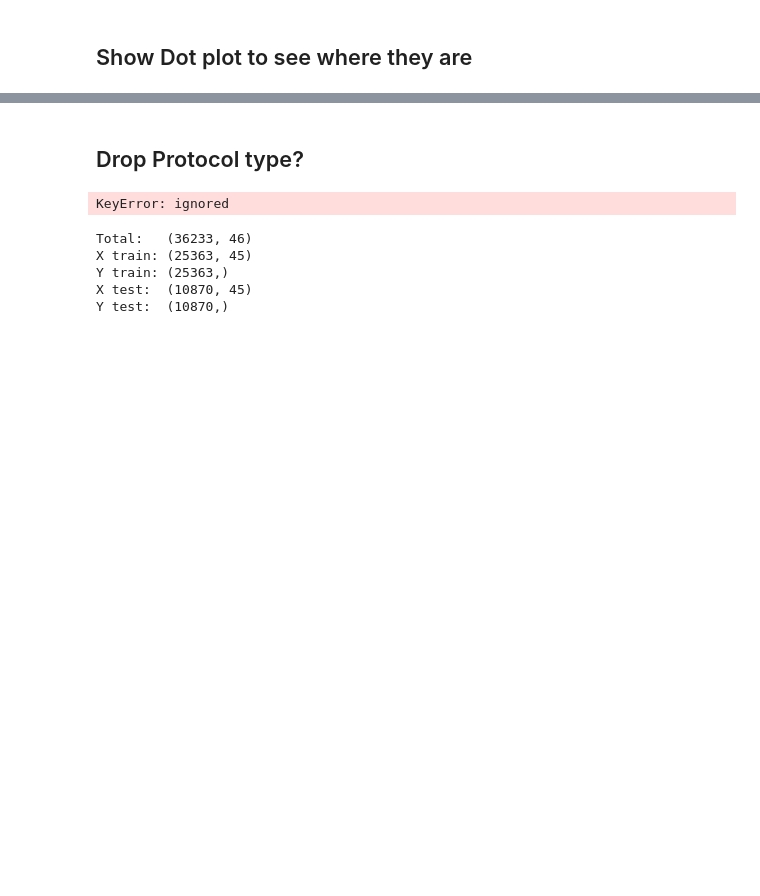
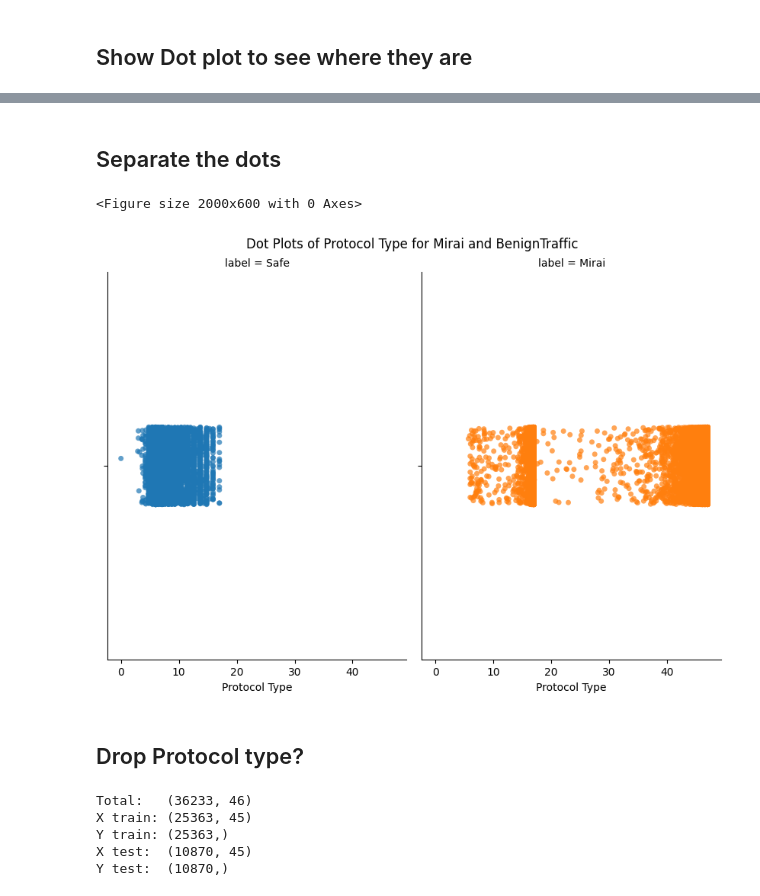
Before and after one commit to Antech15/LAEP-Project, a Jupyter notebook: LAEP_Project.ipynb, the cells around one changed output, grey strips where cells are left out. Cells and saved outputs as stored; diff of their text form; code cells hidden in the pictures; blank space fills up the shorter version.

```diff
--- a/LAEP_Project.ipynb
+++ b/LAEP_Project.ipynb
@@ -205,7 +205,17 @@ plt.show()
+# %% [markdown]
+## Separate the dots
+# %%
+plt.figure(figsize=(20, 6))
+sns.catplot(x='Protocol Type', hue='label', col='label', kind='strip', data=mb, marker='o', alpha=0.7, height=6, aspect=0.7)
+plt.suptitle('Dot Plots of Protocol Type for Mirai and BenignTraffic', y=1.02)
+plt.xlabel('Protocol Type')
+plt.ylabel('Values')
+plt.show()
+# %% [output]
+<Figure size 2000x600 with 0 Axes>
+[figure, added]
 # %% [markdown]
 ## Drop Protocol type?
 # %%
-mb = mb.drop(columns=['Protocol Type'], axis=1)
+mb1 = mb.drop(columns=['Protocol Type'], axis=1)
-# %% [output]
-KeyError: ignored
 # %%
```
Also changed, not shown: parts of 29 cells of this notebook.
